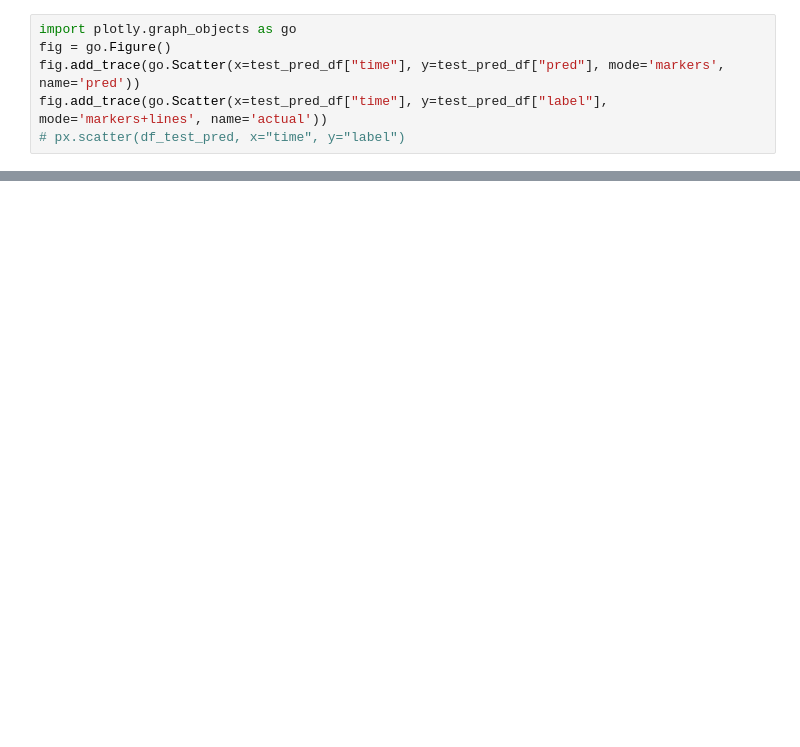
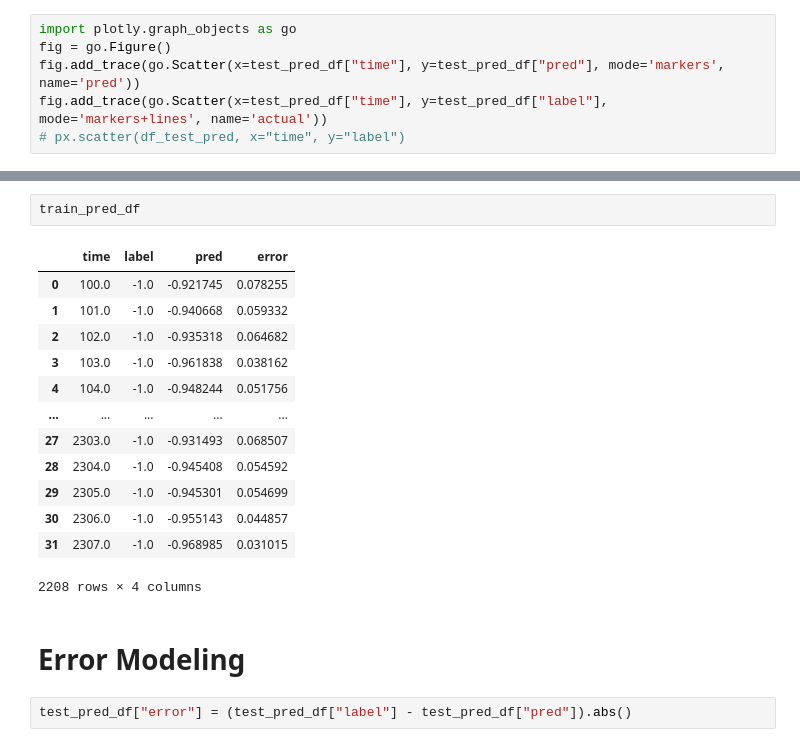
Before and after one commit to shelleygoel/THOC-Pytorch, a Jupyter notebook: khund_non_parametric.ipynb, the cells around one changed output, grey strips where cells are left out. Saved outputs shown, nothing was run; the diff lists cells and outputs as text; blank space fills up the shorter version.

```diff
--- a/khund_non_parametric.ipynb
+++ b/khund_non_parametric.ipynb
@@ -307,0 +314,20 @@ train_pred_df
+# %%
+train_pred_df
+# %% [output]
+|  | time | label | pred | error |
+| 0 | 100.0 | -1.0 | -0.921745 | 0.078255 |
+| 1 | 101.0 | -1.0 | -0.940668 | 0.059332 |
+| 2 | 102.0 | -1.0 | -0.935318 | 0.064682 |
+| 3 | 103.0 | -1.0 | -0.961838 | 0.038162 |
+| 4 | 104.0 | -1.0 | -0.948244 | 0.051756 |
+| ... | ... | ... | ... | ... |
+| 27 | 2303.0 | -1.0 | -0.931493 | 0.068507 |
+| 28 | 2304.0 | -1.0 | -0.945408 | 0.054592 |
+| 29 | 2305.0 | -1.0 | -0.945301 | 0.054699 |
+| 30 | 2306.0 | -1.0 | -0.955143 | 0.044857 |
+| 31 | 2307.0 | -1.0 | -0.968985 | 0.031015 |
+2208 rows × 4 columns
+# %% [markdown]
+# Error Modeling
+# %%
+test_pred_df["error"] = (test_pred_df["label"] - test_pred_df["pred"]).abs()
```
Also changed, not shown: parts of 12 cells of this notebook.
